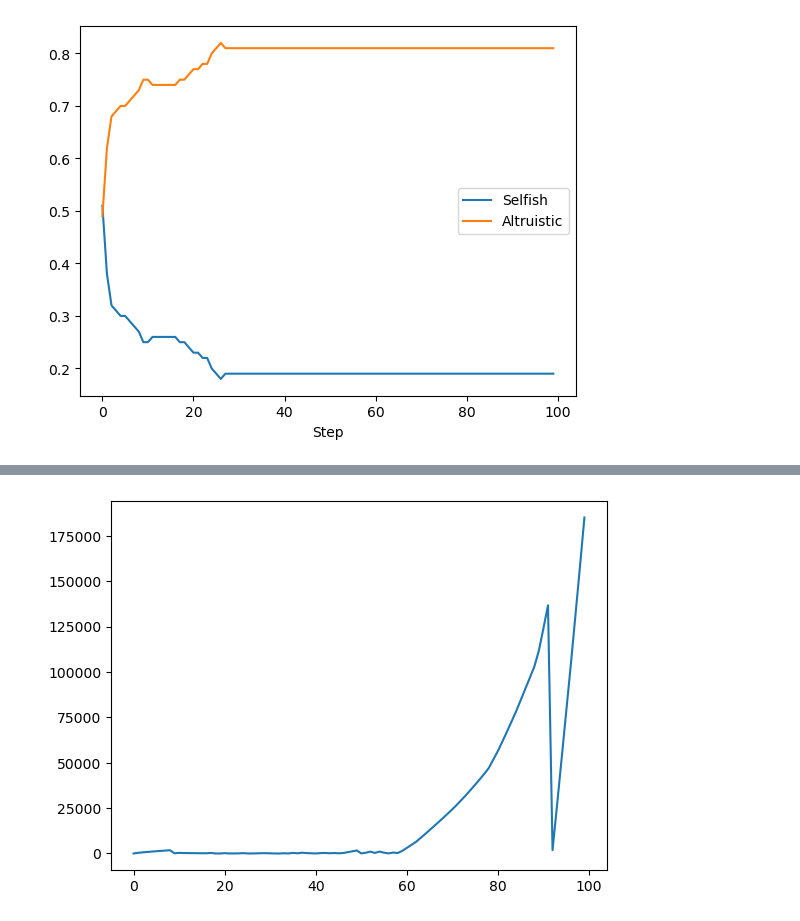
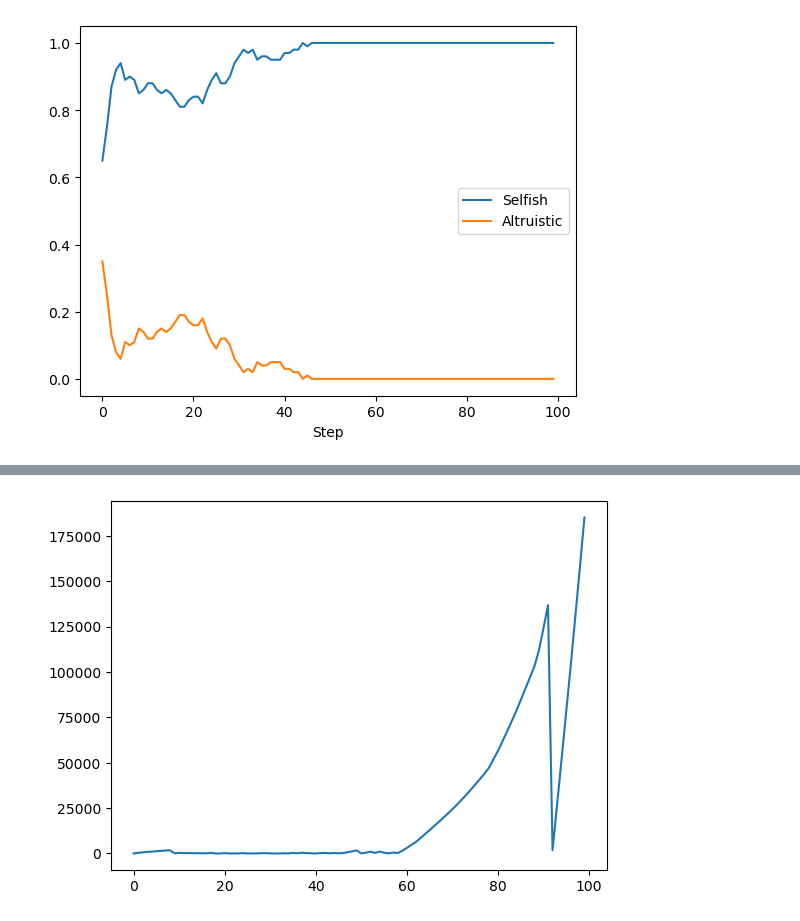
Before and after one commit to pollockDeVis/sfi_hw_normal_change, a Jupyter notebook: combined_model.ipynb, the cells around one changed output, grey strips where cells are left out. Drawn from its saved outputs; the diff is of its cells as text; code cells hidden in the pictures.

```diff
--- a/combined_model.ipynb
+++ b/combined_model.ipynb
@@ -213,9 +213,12 @@ class SocialNormModel(Model):
 
         # Create network
         # Barbasi-Albert
-        self.G = nx.barabasi_albert_graph(n=num_agents, m=avg_node_degree)
+        # self.G = nx.barabasi_albert_graph(n=num_agents, m=avg_node_degree)
         #self.G = nx.gnp_random_graph(n=num_agents, p=rewiring_prob) # avg_node_degree
         # self.G = nx.watts_strogatz_graph(n=num_agents, k=avg_node_degree, p=rewiring_prob)
+
+        # try a different network that simulates an economic network
+        self.G = nx.erdos_renyi_graph(n=num_agents, p=0.1)
         self.grid = NetworkGrid(self.G)
         self.schedule = RandomActivation(self)
 
@@ -283,32 +286,32 @@ model = SocialNormModel(
             avg_node_degree=1,
             rewiring_prob=0.05,
             initial_wealth = 150,
             growth_rate = 0.01, #0.001,
             trade_ratio = 0.05, #0.05,
             salary = 0.1, #0.1,
             max_expenditure = 15,
             min_expenditure=5,
             donation_ratio = 0.05, #not sensitive
-            ratio_of_altruistic_agents=0.50,
+            ratio_of_altruistic_agents=0.30,
             sufficiency_threshold = 6,
             wealth_distribution="unequal",
             norm_change_probability=0.60,
 
 )
 
 # Run the model
 timesteps = 100
 model.run_model(timesteps)
 
 # Get the data
 data = model.datacollector.get_agent_vars_dataframe()
 
 # Plot the percentage of altruistic agents over time
 norm_counts = data.groupby("Step")["Norm"].value_counts(normalize=True).unstack().fillna(0)
 norm_counts.plot()
 
 # Change legend labels
 plt.legend(["Selfish", "Altruistic"])
 plt.show()
 # %% [output]
-[figure, old version]
+[figure, new version]
```
Also changed, not shown: parts of 4 cells of this notebook, 2 other files.
